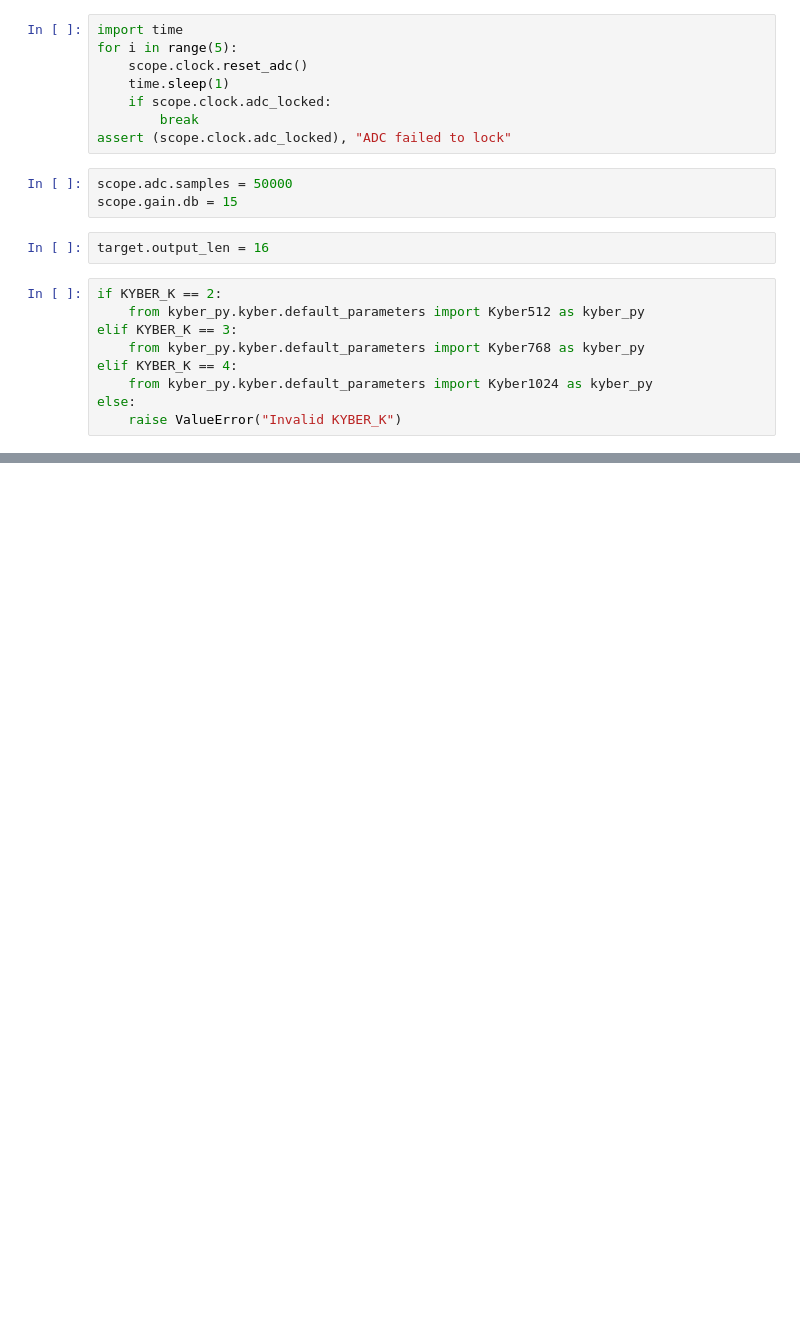
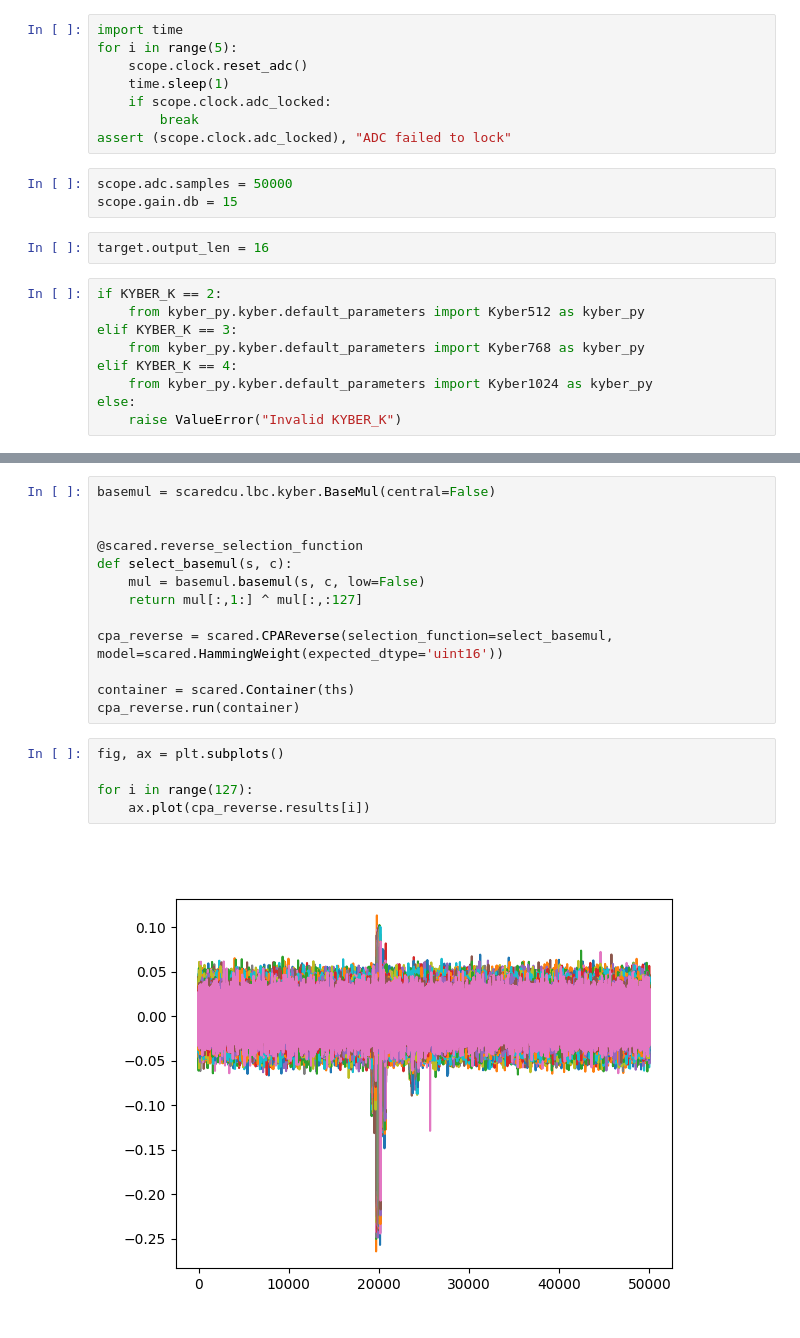
Before and after one commit to cisec-su/RISQrypt, a Jupyter notebook: sca/notebooks/kyber_cpapke_dec.ipynb, the cells around one changed output, grey strips where cells are left out. Drawn from its saved outputs; the diff is of its cells as text; blank space fills up the shorter version.

```diff
--- a/sca/notebooks/kyber_cpapke_dec.ipynb
+++ b/sca/notebooks/kyber_cpapke_dec.ipynb
@@ -218,0 +258,20 @@ for i in range(len(cpa_reverse.results)):
+# %%
+basemul = scaredcu.lbc.kyber.BaseMul(central=False)
+
+
+@scared.reverse_selection_function
+def select_basemul(s, c):
+    mul = basemul.basemul(s, c, low=False)
+    return mul[:,1:] ^ mul[:,:127]
+
+cpa_reverse = scared.CPAReverse(selection_function=select_basemul, model=scared.HammingWeight(expected_dtype='uint16'))
+
+container = scared.Container(ths)
+cpa_reverse.run(container)
+# %%
+fig, ax = plt.subplots()
+
+for i in range(127):
+    ax.plot(cpa_reverse.results[i])
+# %% [output]
+[figure, added]
```
Also changed, not shown: parts of 14 cells of this notebook, 8 other files.
